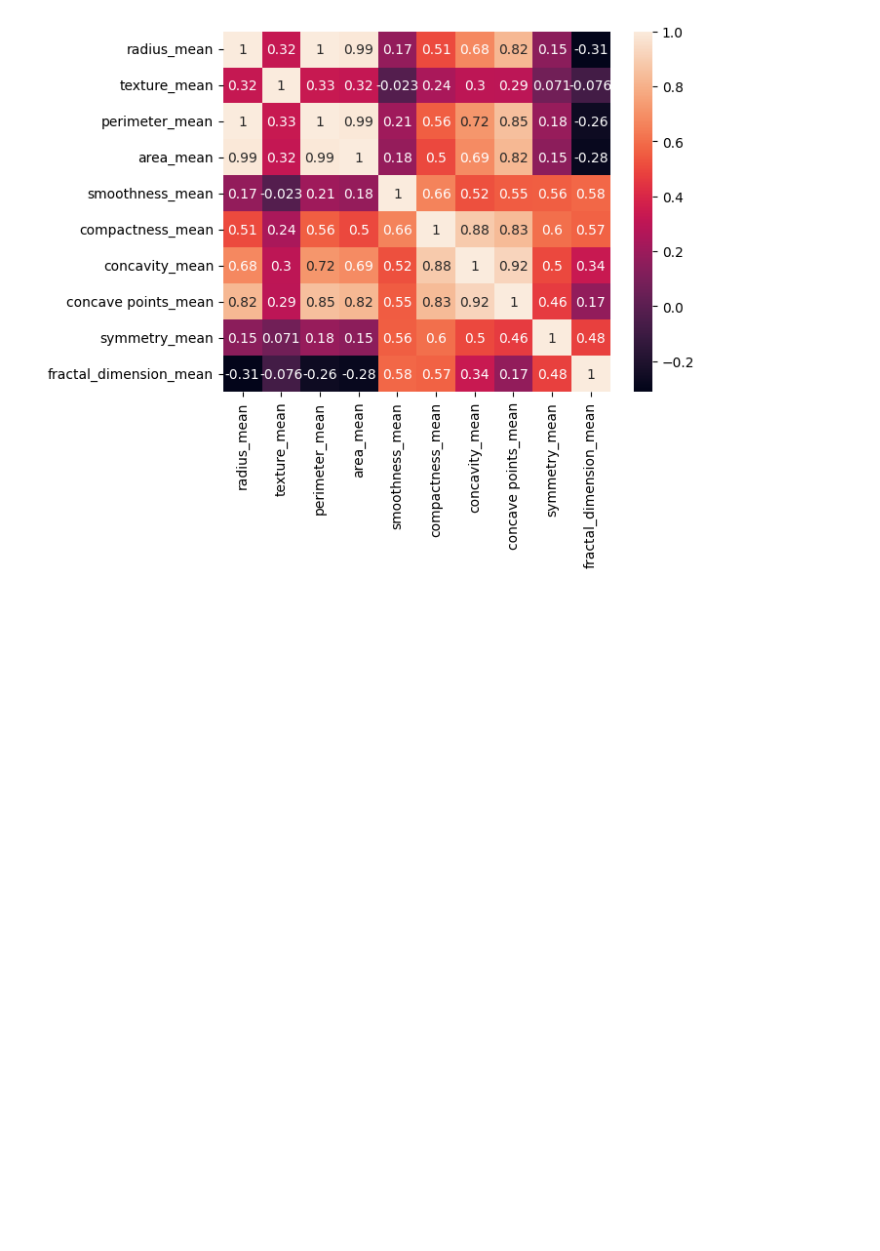
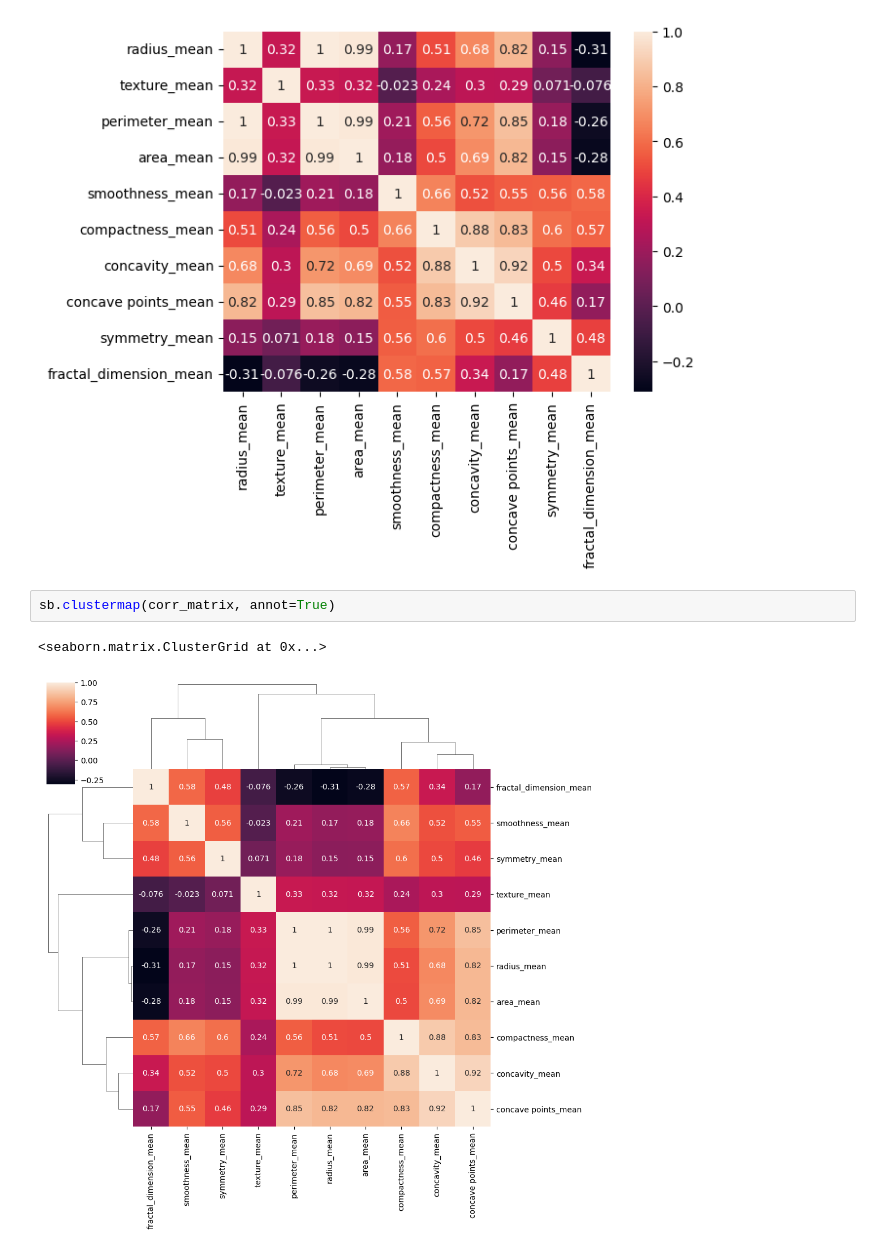
Before and after one commit to kzoltowska/Machine_Learning_Breast_Cancer_Data, a Jupyter notebook: Machine_learning_classifiers.ipynb, the cells around one changed output. Saved outputs shown, nothing was run; the diff lists cells and outputs as text; blank space fills up the shorter version.

```diff
--- a/Machine_learning_classifiers.ipynb
+++ b/Machine_learning_classifiers.ipynb
@@ -164,3 +164,8 @@ sb.heatmap(corr_matrix,annot=True)
 # %% [output]
 <Axes: >
 [figure]
+# %%
+sb.clustermap(corr_matrix, annot=True)
+# %% [output]
+<seaborn.matrix.ClusterGrid at 0x...>
+[figure, added]
```
Also changed, not shown: parts of 9 cells of this notebook.
